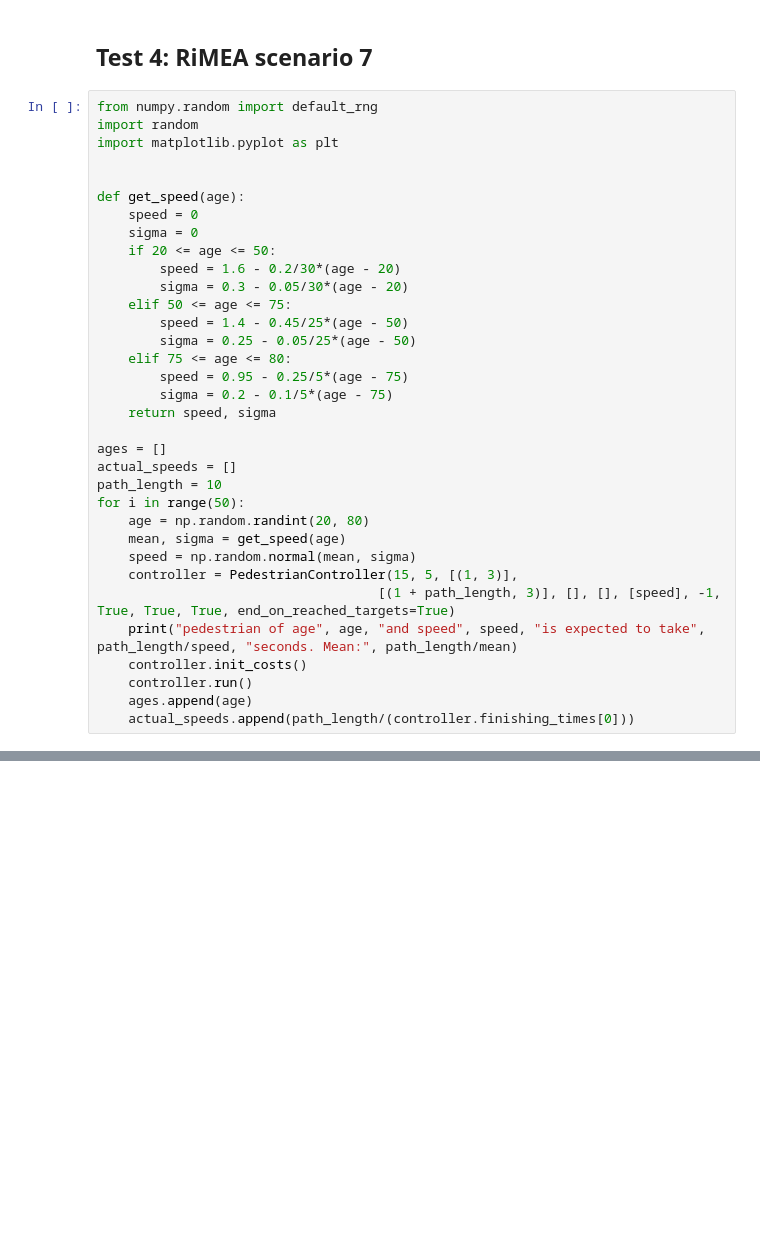
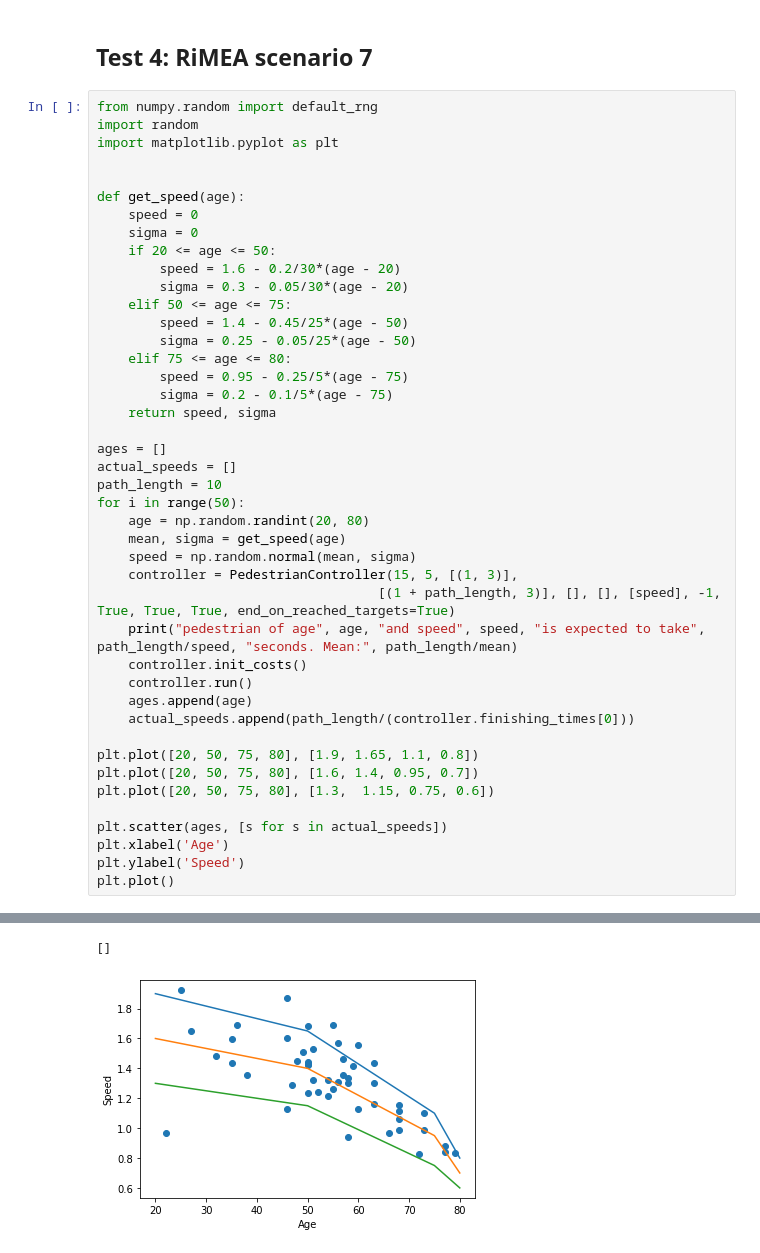
Before and after one commit to christinanb/cellular-automation, a Jupyter notebook: Simulation.ipynb, the cells around one changed output, grey strips where cells are left out. Drawn from its saved outputs; the diff is of its cells as text; blank space fills up the shorter version.

```diff
--- a/Simulation.ipynb
+++ b/Simulation.ipynb
@@ -278,3 +278,13 @@ for i in range(50):
     controller.run()
     ages.append(age)
     actual_speeds.append(path_length/(controller.finishing_times[0]))
+
+plt.plot([20, 50, 75, 80], [1.9, 1.65, 1.1, 0.8])
+plt.plot([20, 50, 75, 80], [1.6, 1.4, 0.95, 0.7])
+plt.plot([20, 50, 75, 80], [1.3,  1.15, 0.75, 0.6])
+
+plt.scatter(ages, [s for s in actual_speeds])
+plt.xlabel('Age')
+plt.ylabel('Speed')
+plt.plot()
+# %% [output]
@@ -280,0 +308,2 @@ for i in range(50):
+[]
+[figure, added]
```
Also changed, not shown: parts of 2 cells of this notebook, 1 other file.
